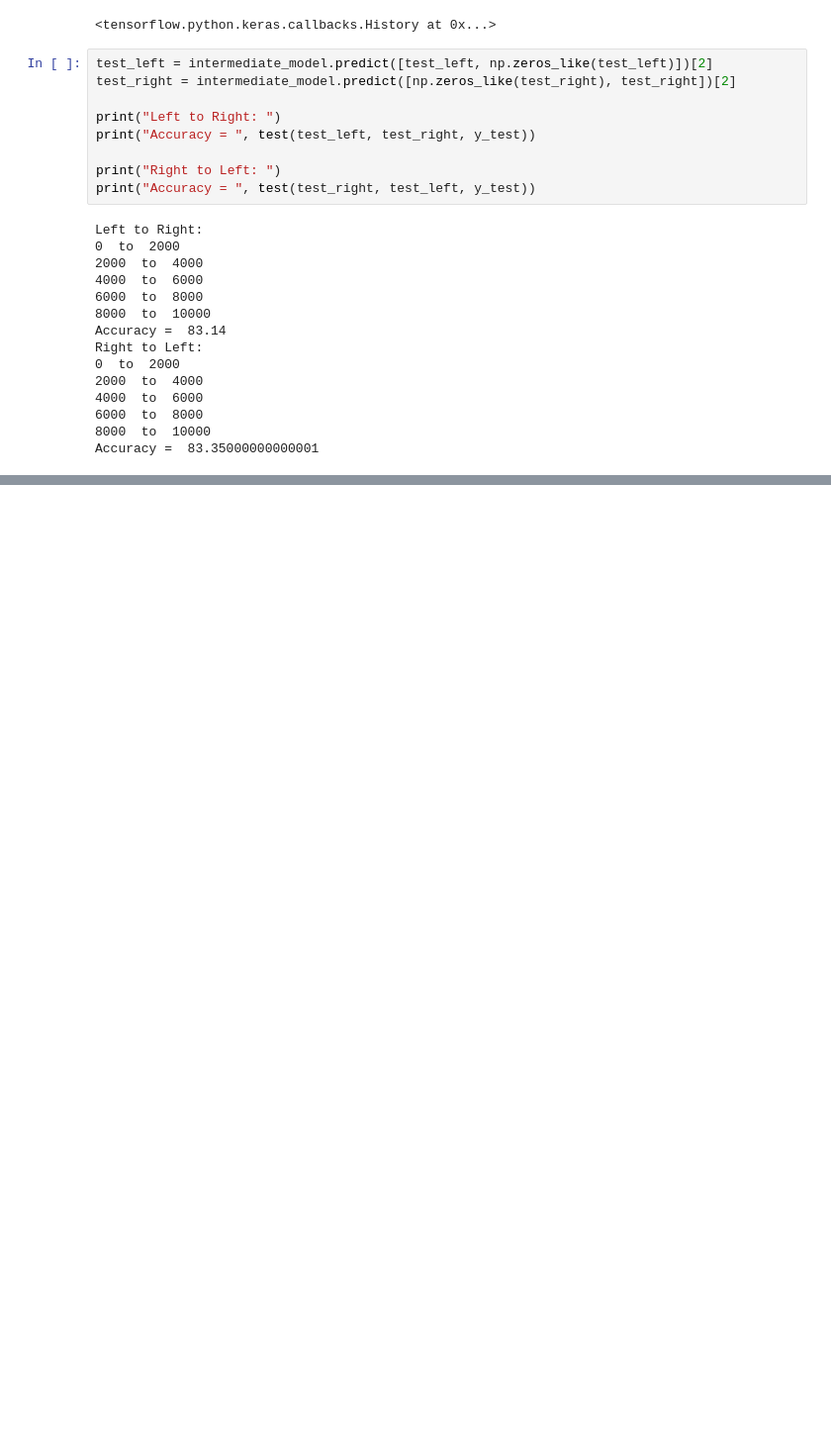
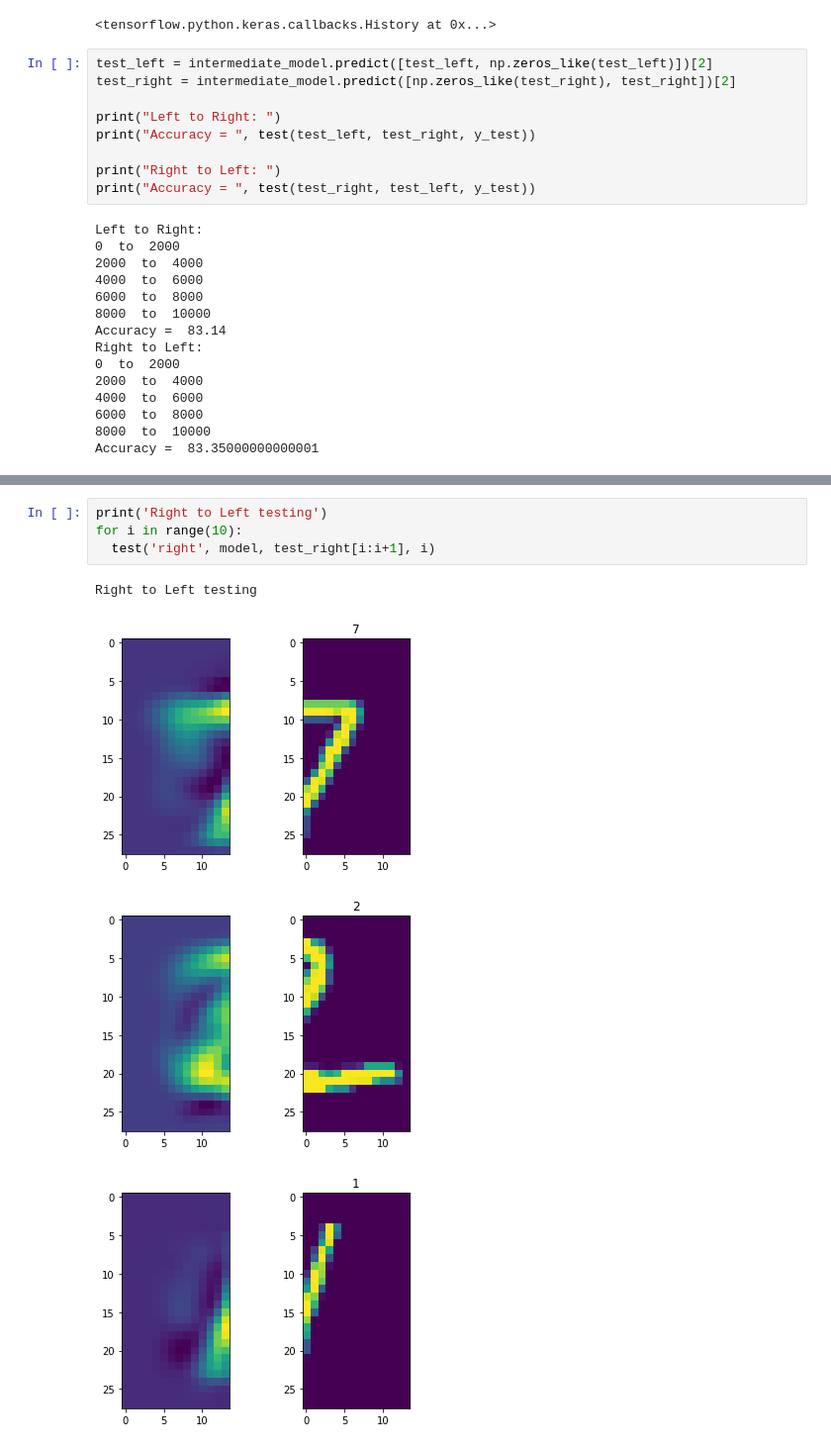
Before and after one commit to AkshayViru/CorrMCNN, a Jupyter notebook: project.ipynb, the cells around one changed output, grey strips where cells are left out. Shown at 99% size. Drawn from its saved outputs; the diff is of its cells as text; blank space fills up the shorter version.

```diff
--- a/project.ipynb
+++ b/project.ipynb
@@ -224,0 +233,9 @@ Accuracy =  83.35000000000001
+# %%
+print('Right to Left testing')
+for i in range(10):
+  test('right', model, test_right[i:i+1], i)
+# %% [output]
+Right to Left testing
+[figure, added]
+[figure, added]
+[figure, added]
```
Also changed, not shown: parts of 7 cells of this notebook.
